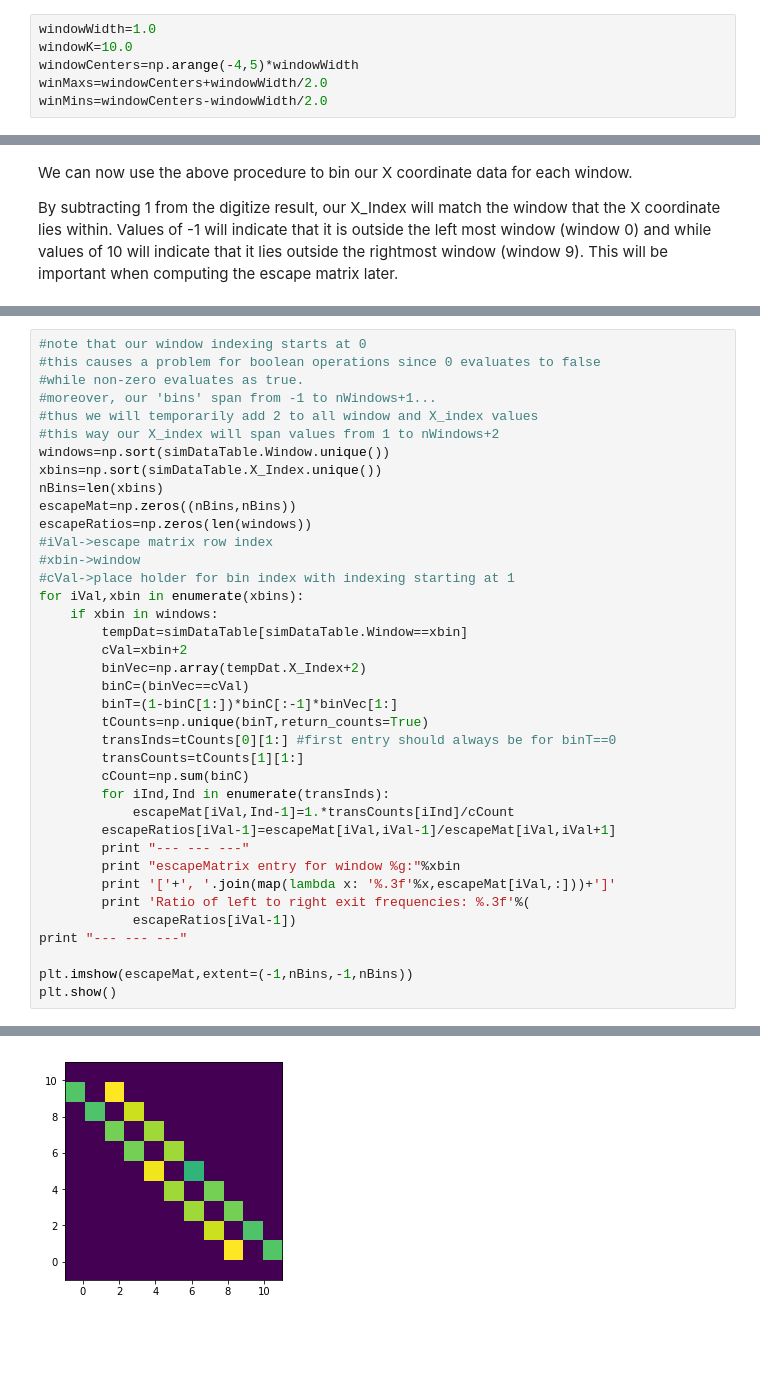
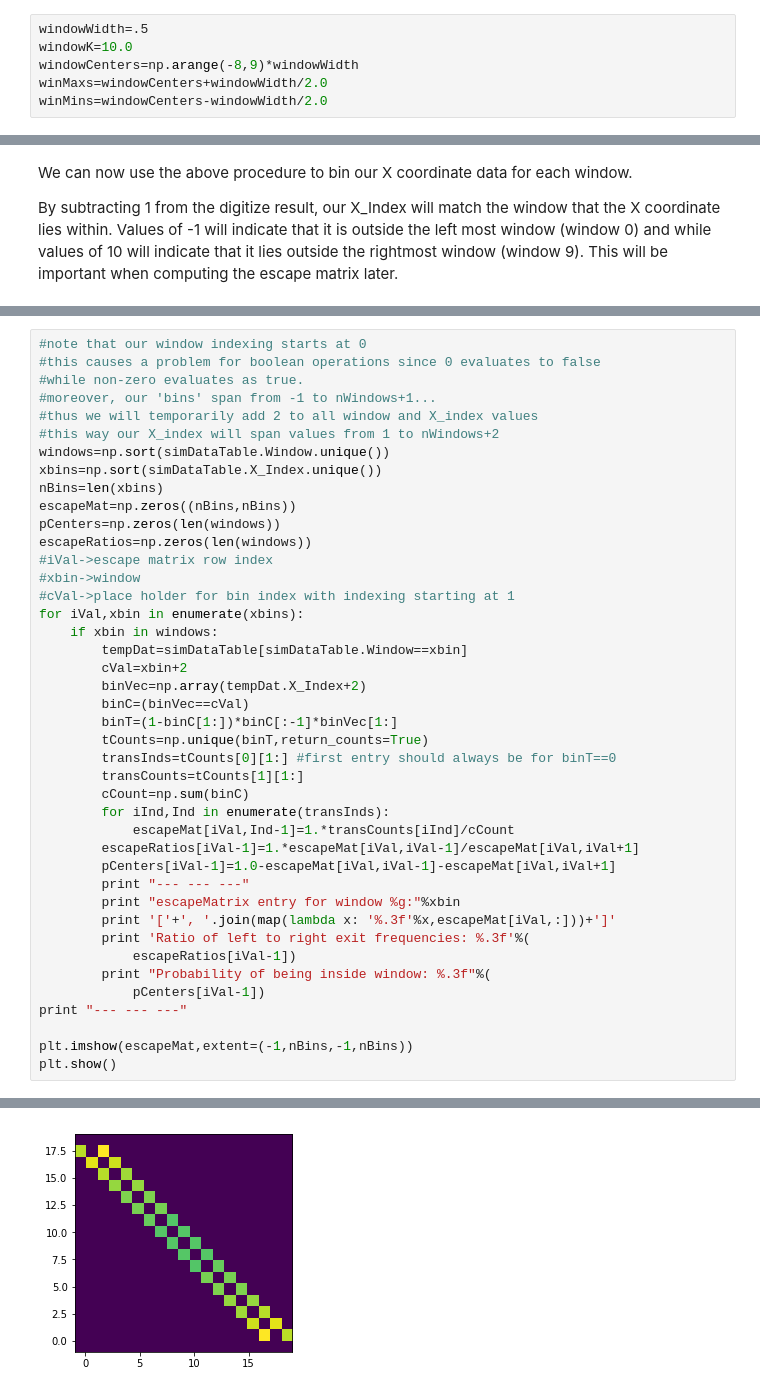
Before and after one commit to wesleymsmith/Milestoning_Analysis, a Jupyter notebook: Analyze_Well_Test_Simulation.ipynb, the cells around one changed output, grey strips where cells are left out. Saved outputs shown, nothing was run; the diff lists cells and outputs as text; blank space fills up the shorter version.

```diff
--- a/Analyze_Well_Test_Simulation.ipynb
+++ b/Analyze_Well_Test_Simulation.ipynb
@@ -31,9 +34,9 @@ simDataTable.head()
 Now we need to bin the coordinate data.
 For this we need to know the window bounds
 # %%
-windowWidth=1.0
+windowWidth=.5
 windowK=10.0
-windowCenters=np.arange(-4,5)*windowWidth
+windowCenters=np.arange(-8,9)*windowWidth
 winMaxs=windowCenters+windowWidth/2.0
 winMins=windowCenters-windowWidth/2.0
 # %% [markdown]
@@ -98,6 +108,7 @@ windows=np.sort(simDataTable.Window.unique())
 xbins=np.sort(simDataTable.X_Index.unique())
 nBins=len(xbins)
 escapeMat=np.zeros((nBins,nBins))
+pCenters=np.zeros(len(windows))
 escapeRatios=np.zeros(len(windows))
 #iVal->escape matrix row index
 #xbin->window
@@ -115,12 +126,15 @@ for iVal,xbin in enumerate(xbins):
         cCount=np.sum(binC)
         for iInd,Ind in enumerate(transInds):
             escapeMat[iVal,Ind-1]=1.*transCounts[iInd]/cCount
-        escapeRatios[iVal-1]=escapeMat[iVal,iVal-1]/escapeMat[iVal,iVal+1]
+        escapeRatios[iVal-1]=1.*escapeMat[iVal,iVal-1]/escapeMat[iVal,iVal+1]
+        pCenters[iVal-1]=1.0-escapeMat[iVal,iVal-1]-escapeMat[iVal,iVal+1]
         print "--- --- ---"
         print "escapeMatrix entry for window %g:"%xbin
         print '['+', '.join(map(lambda x: '%.3f'%x,escapeMat[iVal,:]))+']'
         print 'Ratio of left to right exit frequencies: %.3f'%(
             escapeRatios[iVal-1])
+        print "Probability of being inside window: %.3f"%(
+            pCenters[iVal-1])
 print "--- --- ---"
 
 plt.imshow(escapeMat,extent=(-1,nBins,-1,nBins))
@@ -145,4 +159,4 @@ Ratio of left to right exit frequencies: 1.364
 --- --- ---
-[figure, old version]
+[figure, new version]
 # %%
 plt.plot(escapeRatios)
```
Also changed, not shown: parts of 9 cells of this notebook, 5 other files.
